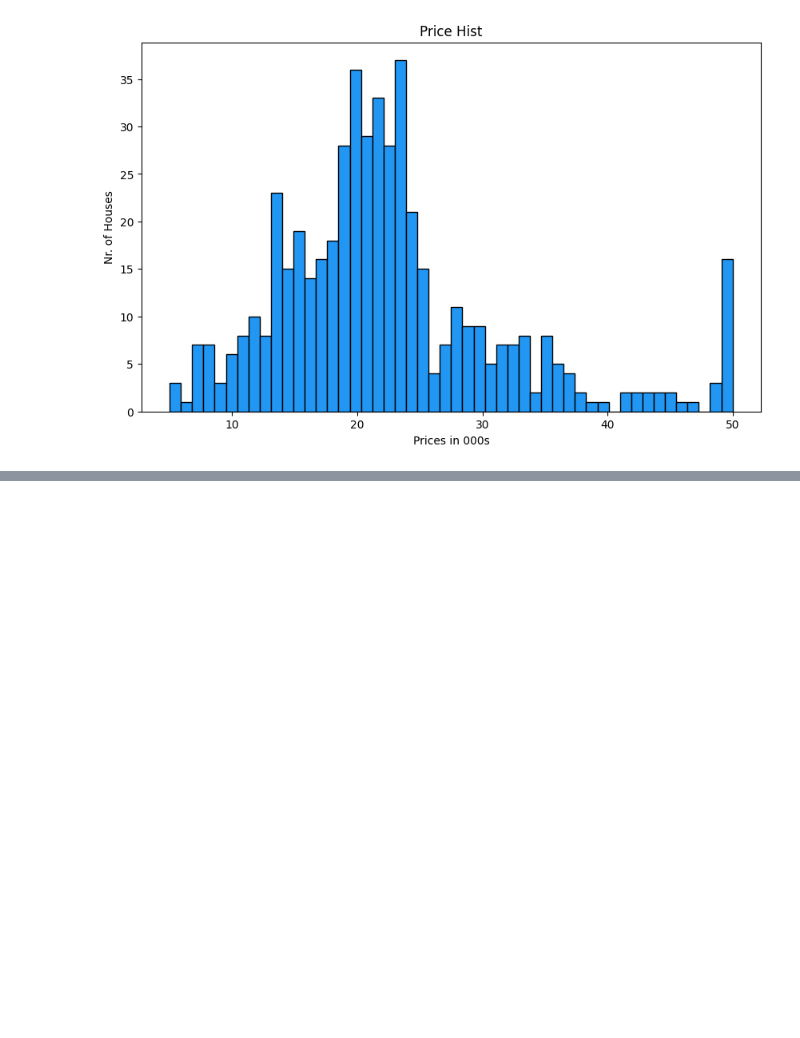
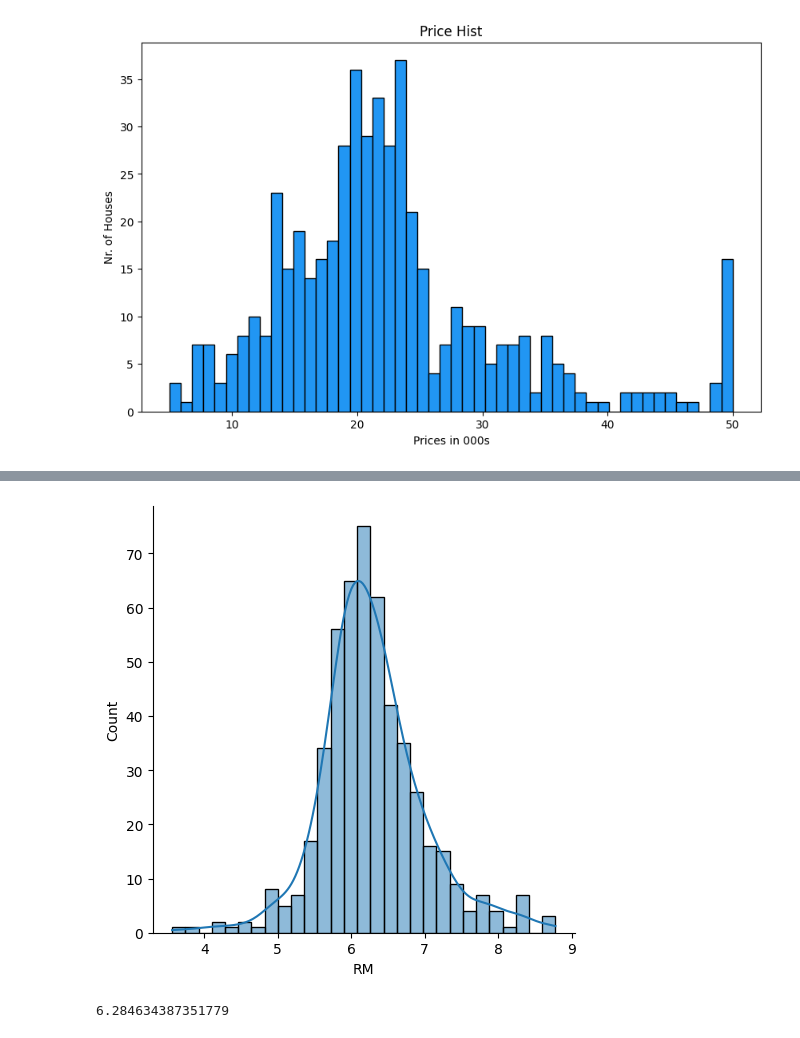
Before and after one commit to bondaleksey/learning-curve-first-steps, a Jupyter notebook: basic-ml/multivariable-linear-regression.ipynb, the cells around one changed output, grey strips where cells are left out. Saved outputs shown, nothing was run; the diff lists cells and outputs as text; code cells hidden in the pictures; blank space fills up the shorter version.

```diff
--- a/basic-ml/multivariable-linear-regression.ipynb
+++ b/basic-ml/multivariable-linear-regression.ipynb
@@ -190,3 +188,9 @@ plt.show()
 # %%
-sns.displot(df['MEDV'])
-plt.sho
+sns.displot(df['RM'], kde=True)
+plt.show()
+# %% [output]
+[figure, added]
+# %%
+df['RM'].mean()
+# %% [output]
+6.284634387351779
```
Also changed, not shown: parts of 9 cells of this notebook.
